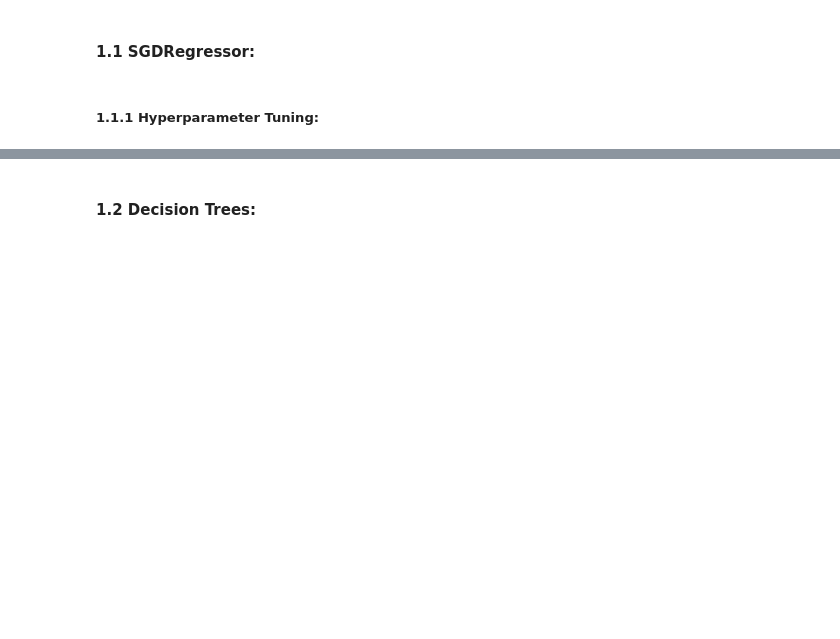
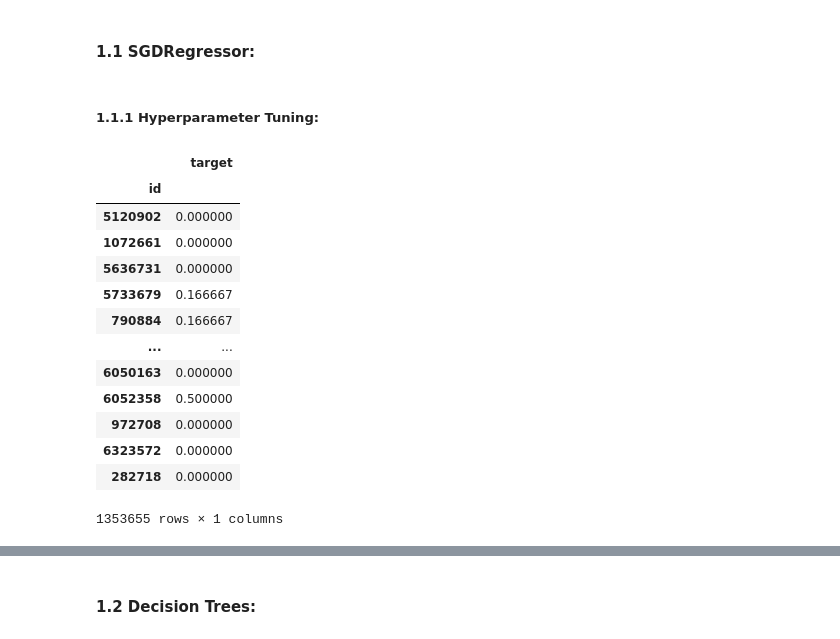
Before and after one commit to harshv2013/Toxic-Comments-Classification, a Jupyter notebook: Toxicity_Classification2.ipynb, the cells around one changed output, grey strips where cells are left out. Drawn from its saved outputs; the diff is of its cells as text; code cells hidden in the pictures; blank space fills up the shorter version.

```diff
--- a/Toxicity_Classification2.ipynb
+++ b/Toxicity_Classification2.ipynb
@@ -709,6 +705,23 @@ print(bow_test.shape)
 #### 1.1 SGDRegressor:
 # %% [markdown]
 ##### 1.1.1 Hyperparameter Tuning:
+# %%
+y_train
+# %% [output]
+|  | target |
+| id |  |
+| 5120902 | 0.000000 |
+| 1072661 | 0.000000 |
+| 5636731 | 0.000000 |
+| 5733679 | 0.166667 |
+| 790884 | 0.166667 |
+| ... | ... |
+| 6050163 | 0.000000 |
+| 6052358 | 0.500000 |
+| 972708 | 0.000000 |
+| 6323572 | 0.000000 |
+| 282718 | 0.000000 |
+1353655 rows × 1 columns
 # %%
 # Performing hyperparameter tuning:
 alpha = [0.00001, 0.0001, 0.001, 0.01, 0.1, 1, 10, 100]
```
Also changed, not shown: parts of 28 cells of this notebook.
